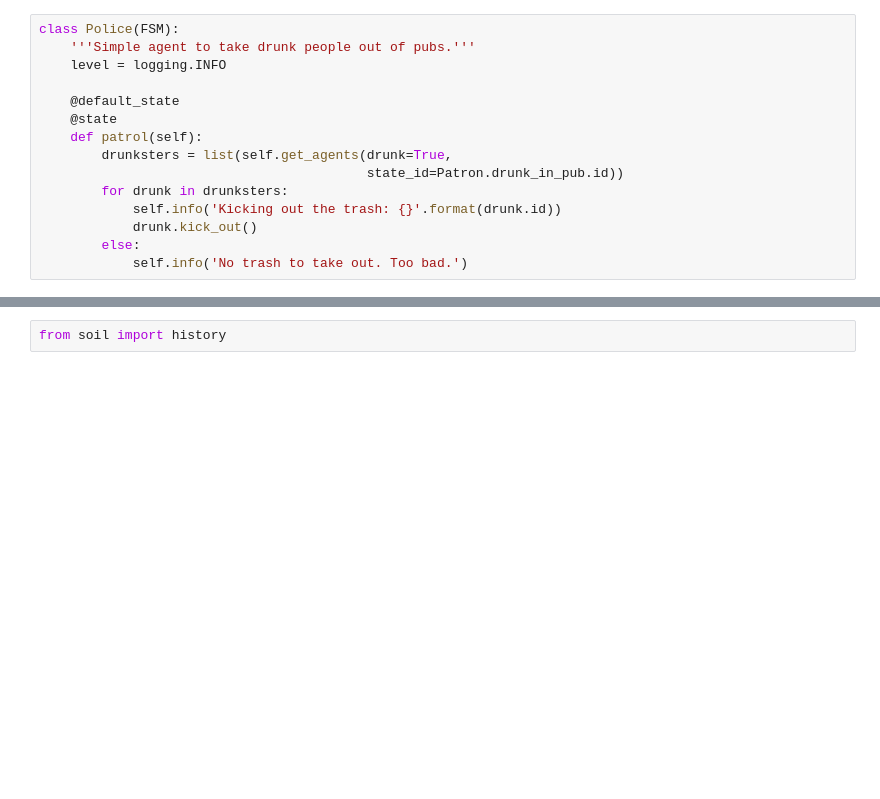
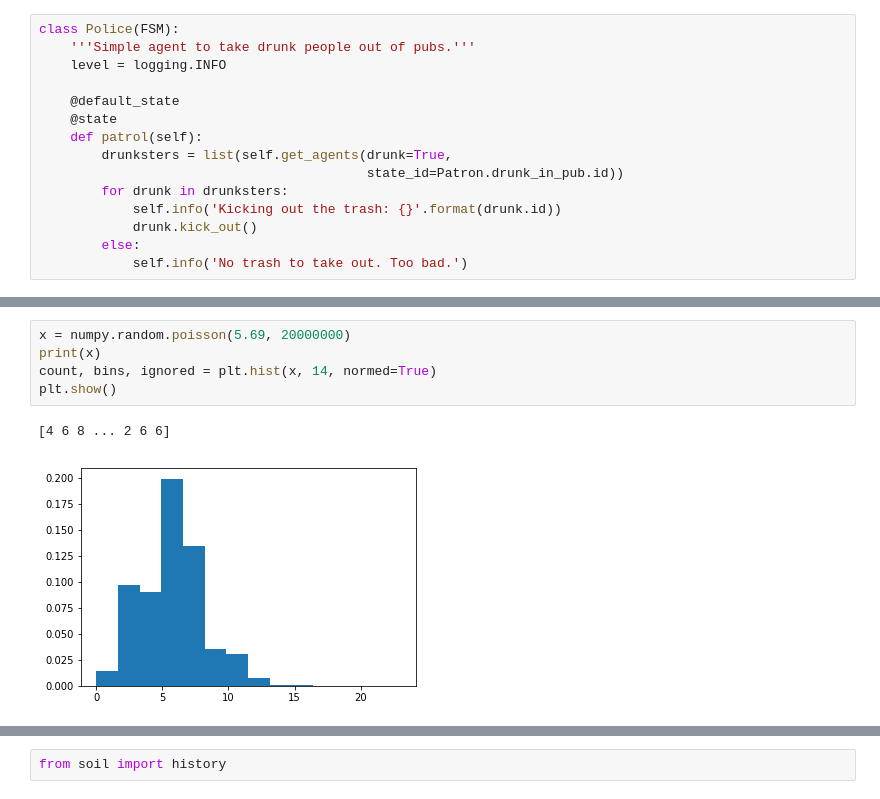
Before and after one commit to amujica/Pubcrawl, a Jupyter notebook: pubcrawl.ipynb, the cells around one changed output, grey strips where cells are left out. Drawn from its saved outputs; the diff is of its cells as text; blank space fills up the shorter version.

```diff
--- a/pubcrawl.ipynb
+++ b/pubcrawl.ipynb
@@ -583,0 +494,8 @@ analisis.values
+# %%
+x = numpy.random.poisson(5.69, 20000000)
+print(x)
+count, bins, ignored = plt.hist(x, 14, normed=True)
+plt.show()
+# %% [output]
+[4 6 8 ... 2 6 6]
+[figure, added]
```
Also changed, not shown: parts of 16 cells of this notebook, 2 other files.
